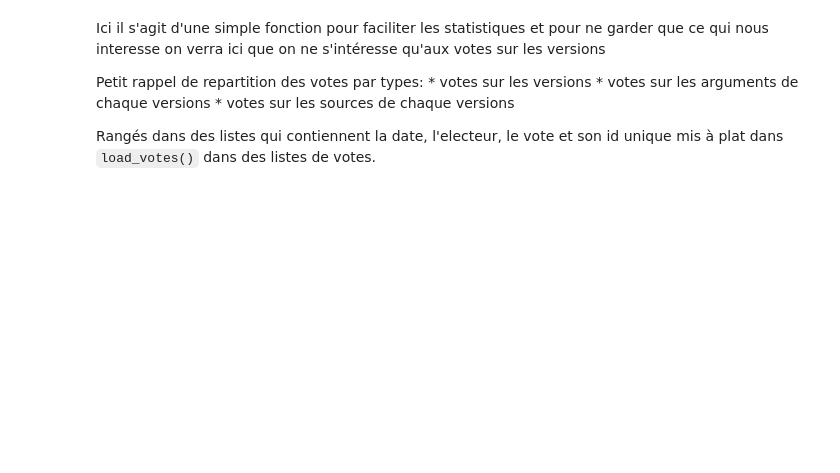
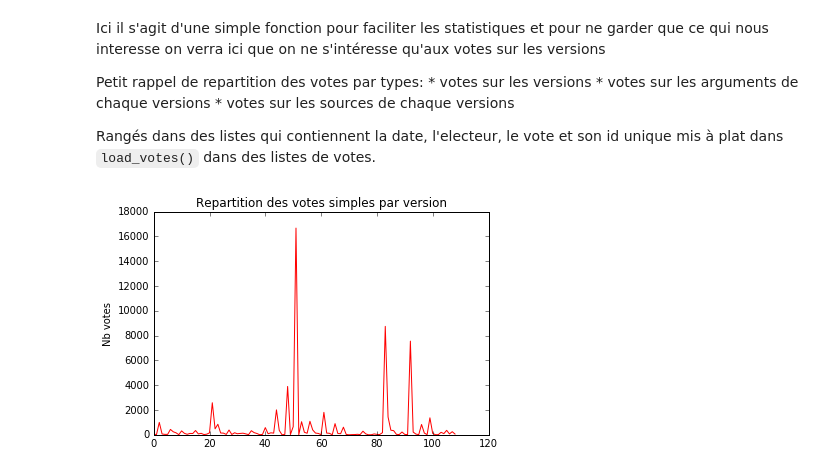
Before and after one commit to c24b/openscience4S, a Jupyter notebook: Cartographie des comportements des electeurs.ipynb, the cells around one changed output. Cells and saved outputs as stored; diff of their text form; code cells hidden in the pictures; blank space fills up the shorter version.

```diff
--- a/Cartographie des comportements des electeurs.ipynb
+++ b/Cartographie des comportements des electeurs.ipynb
@@ -142,3 +148,6 @@ def load_participants():
 
     print (len(participants_d), "participants sur l'ensemble des articles")
     return participants_d
+# %%
+# les participants
+part = load_participants()
@@ -204,3 +216,27 @@ Petit rappel de repartition des votes par types:
 
 Rangés dans des listes qui contiennent la date, l'electeur, le vote et son id unique
 mis à plat dans `load_votes()` dans des listes de votes.
+# %%
+#mise à jour des versions en intégrants les votes des participants
+vs = update_versions(part, vs)
+# %%
+### Vérifions donc la repartition des votes simple par version
+
+def show_nb_votes_by_versions(vs):
+    #for k,v in vs.items():
+    #    print(len(v["votes"]),"votes sur la version:" , k )
+    N = len(vs)
+    votes_nb = [len(v["votes"])  for v in vs.values()]
+
+    plt.title("Repartition des votes simples par version")
+    plt.ylabel('Nb votes')
+    #pylab.xlim([0,108])
+    #pylab.xlim([0,N])
+    plt.plot(votes_nb,color='r')
+
+    plt.show()
+
+    return
+show_nb_votes_by_versions(vs)
+# %% [output]
+[figure, added]
```
Also changed, not shown: parts of 22 cells of this notebook, 1 other file.
